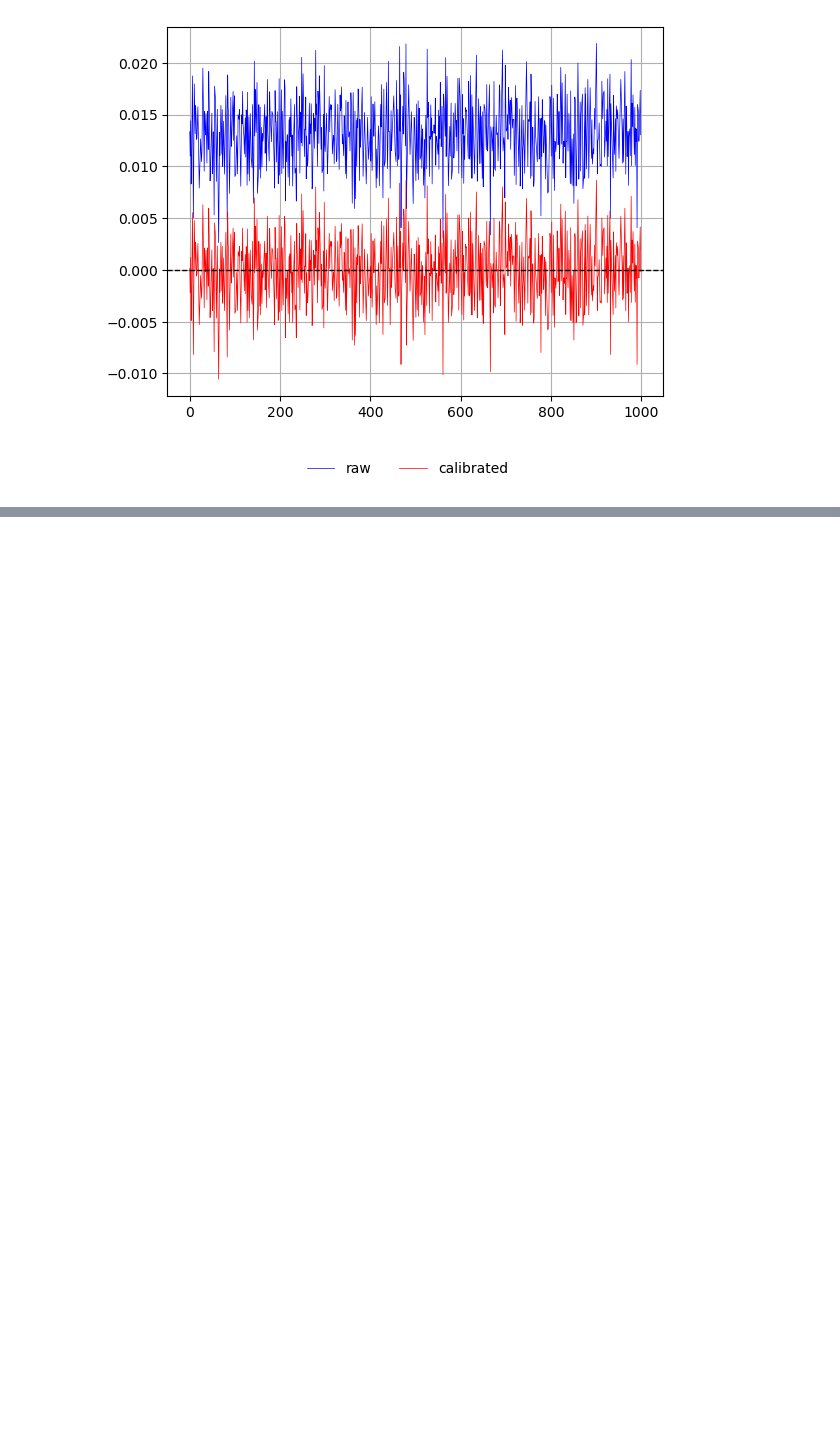
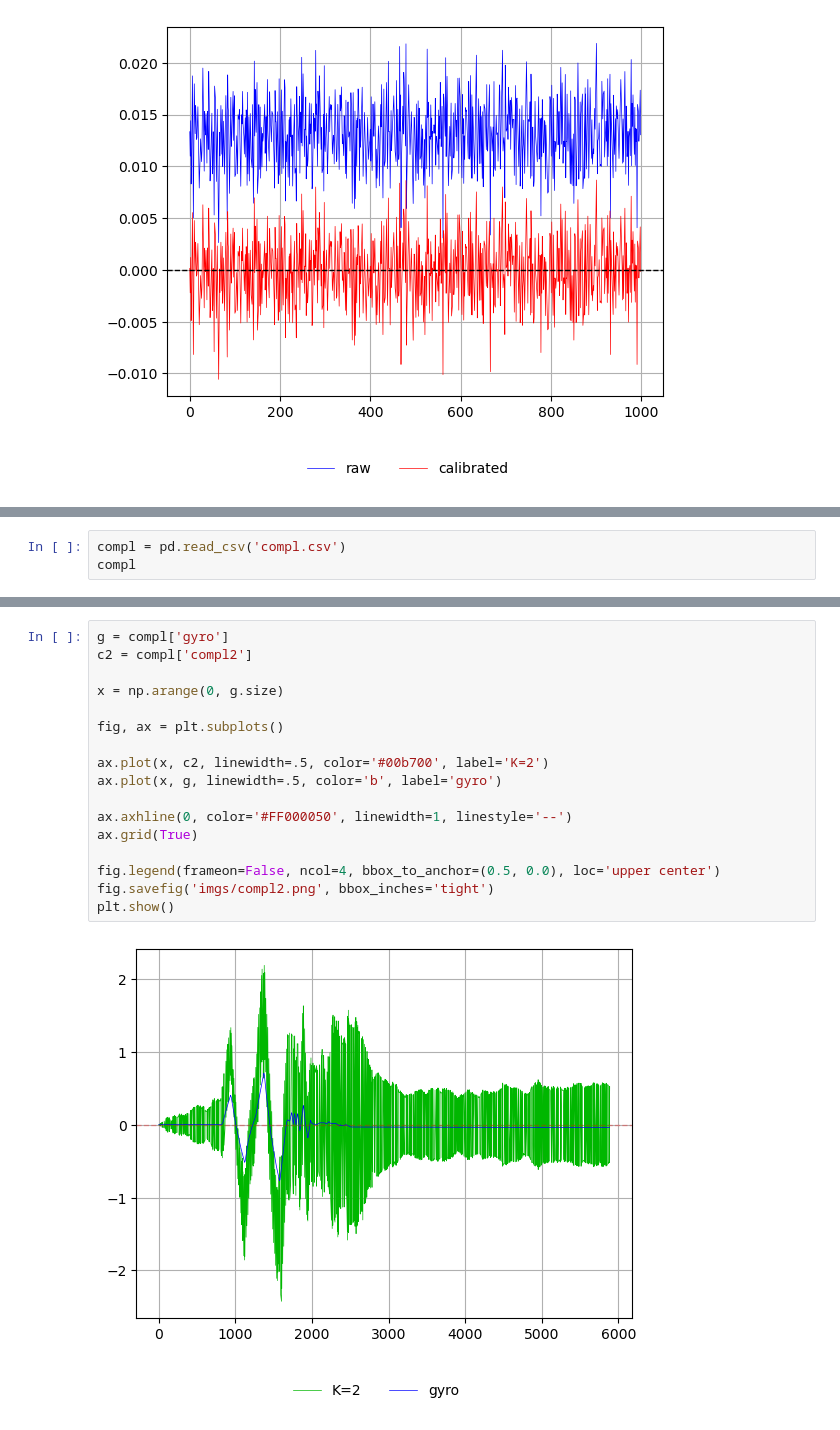
Before and after one commit to Hidan0/automatic-pitch-stabilization-PoC, a Jupyter notebook: doc/data/Analysis.ipynb, the cells around one changed output, grey strips where cells are left out. Cells and saved outputs as stored; diff of their text form; blank space fills up the shorter version.

Commit message:
docs(orientation): complementary filter + analysis

```diff
--- a/doc/data/Analysis.ipynb
+++ b/doc/data/Analysis.ipynb
@@ -125,0 +128,3 @@ plt.show()
+# %%
+compl = pd.read_csv('compl.csv')
+compl
@@ -125,0 +145,19 @@ plt.show()
+# %%
+g = compl['gyro']
+c2 = compl['compl2']
+
+x = np.arange(0, g.size)
+
+fig, ax = plt.subplots()
+
+ax.plot(x, c2, linewidth=.5, color='#00b700', label='K=2')
+ax.plot(x, g, linewidth=.5, color='b', label='gyro')
+
+ax.axhline(0, color='#FF000050', linewidth=1, linestyle='--')
+ax.grid(True)
+
+fig.legend(frameon=False, ncol=4, bbox_to_anchor=(0.5, 0.0), loc='upper center')
+fig.savefig('imgs/compl2.png', bbox_inches='tight')
+plt.show()
+# %% [output]
+[figure, added]
```
Also changed, not shown: parts of 4 cells of this notebook, 5 other files.
